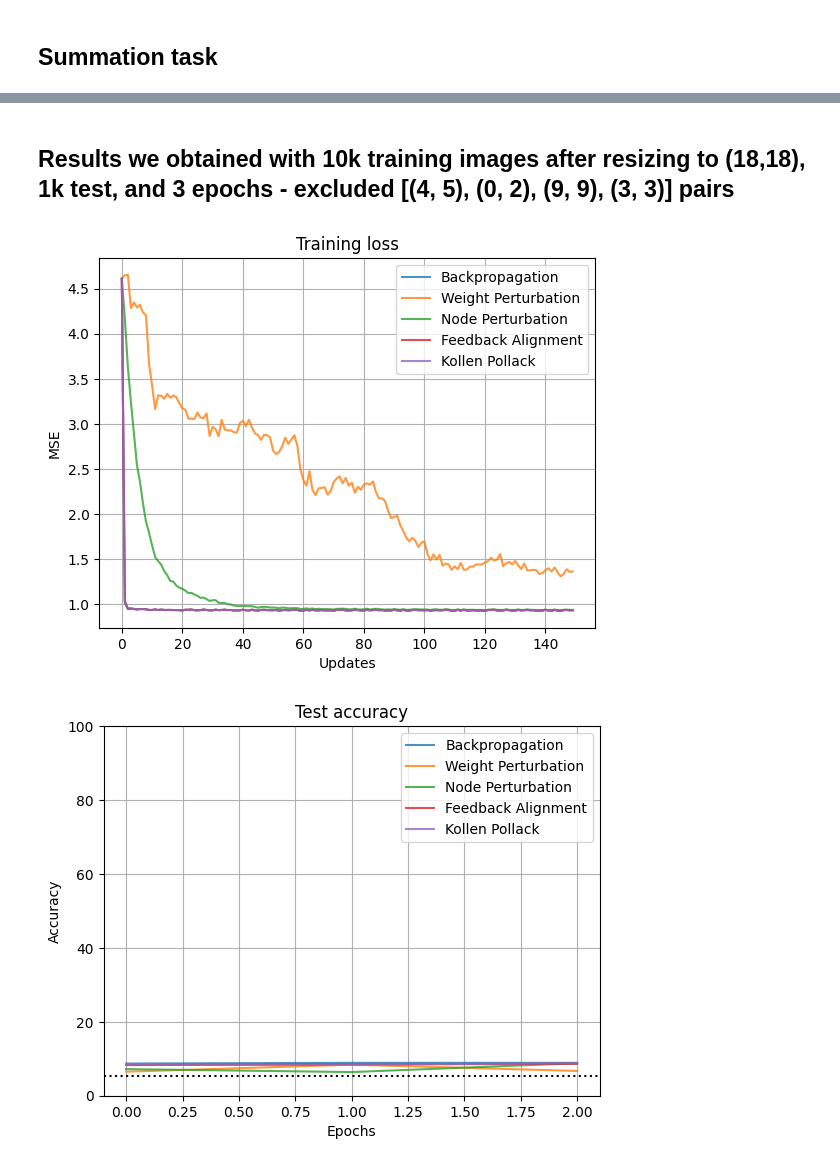
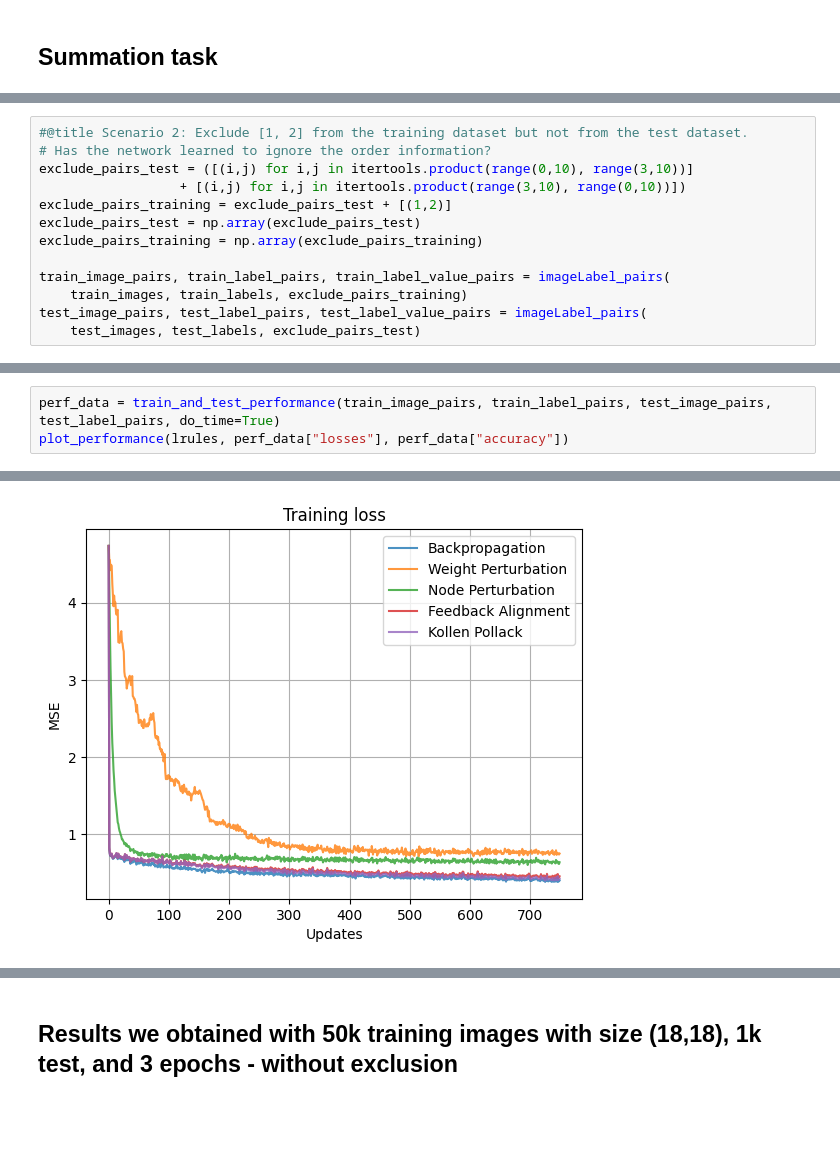
Before and after one commit to fardinafdideh/NeuroAlignedYarrows, a Jupyter notebook: NeuroAI_Project_NeuroAlignedYarrows_Team.ipynb, the cells around one changed output, grey strips where cells are left out. Drawn from its saved outputs; the diff is of its cells as text; blank space fills up the shorter version.

```diff
--- a/NeuroAI_Project_NeuroAlignedYarrows_Team.ipynb
+++ b/NeuroAI_Project_NeuroAlignedYarrows_Team.ipynb
@@ -813,0 +893,13 @@ plot_performance(lrules, perf_data["losses"], perf_data["accuracy"],
+# %%
+#@title Scenario 2: Exclude [1, 2] from the training dataset but not from the test dataset.
+# Has the network learned to ignore the order information?
+exclude_pairs_test = ([(i,j) for i,j in itertools.product(range(0,10), range(3,10))]
+                  + [(i,j) for i,j in itertools.product(range(3,10), range(0,10))])
+exclude_pairs_training = exclude_pairs_test + [(1,2)]
+exclude_pairs_test = np.array(exclude_pairs_test)
+exclude_pairs_training = np.array(exclude_pairs_training)
+
+train_image_pairs, train_label_pairs, train_label_value_pairs = imageLabel_pairs(
+    train_images, train_labels, exclude_pairs_training)
+test_image_pairs, test_label_pairs, test_label_value_pairs = imageLabel_pairs(
+    test_images, test_labels, exclude_pairs_test)
@@ -813,0 +911,4 @@ plot_performance(lrules, perf_data["losses"], perf_data["accuracy"],
+# %%
+perf_data = train_and_test_performance(train_image_pairs, train_label_pairs, test_image_pairs, test_label_pairs, do_time=True)
+plot_performance(lrules, perf_data["losses"], perf_data["accuracy"])
+# %% [output]
@@ -813,0 +932 @@ plot_performance(lrules, perf_data["losses"], perf_data["accuracy"],
+[figure, added]
@@ -814,6 +934,2 @@ plot_performance(lrules, perf_data["losses"], perf_data["accuracy"],
 # %% [markdown]
-## Results we obtained with 10k training images after resizing to (18,18), 1k test, and 3 epochs - excluded [(4, 5), (0, 2), (9, 9), (3, 3)] pairs
+## Results we obtained with 50k training images with size (18,18), 1k test, and 3 epochs - without exclusion
-# %% [markdown]
-![acc.png](embedded-picture-1)
-
-![loss.png](embedded-picture-2)
```
Also changed, not shown: parts of 25 cells of this notebook.
